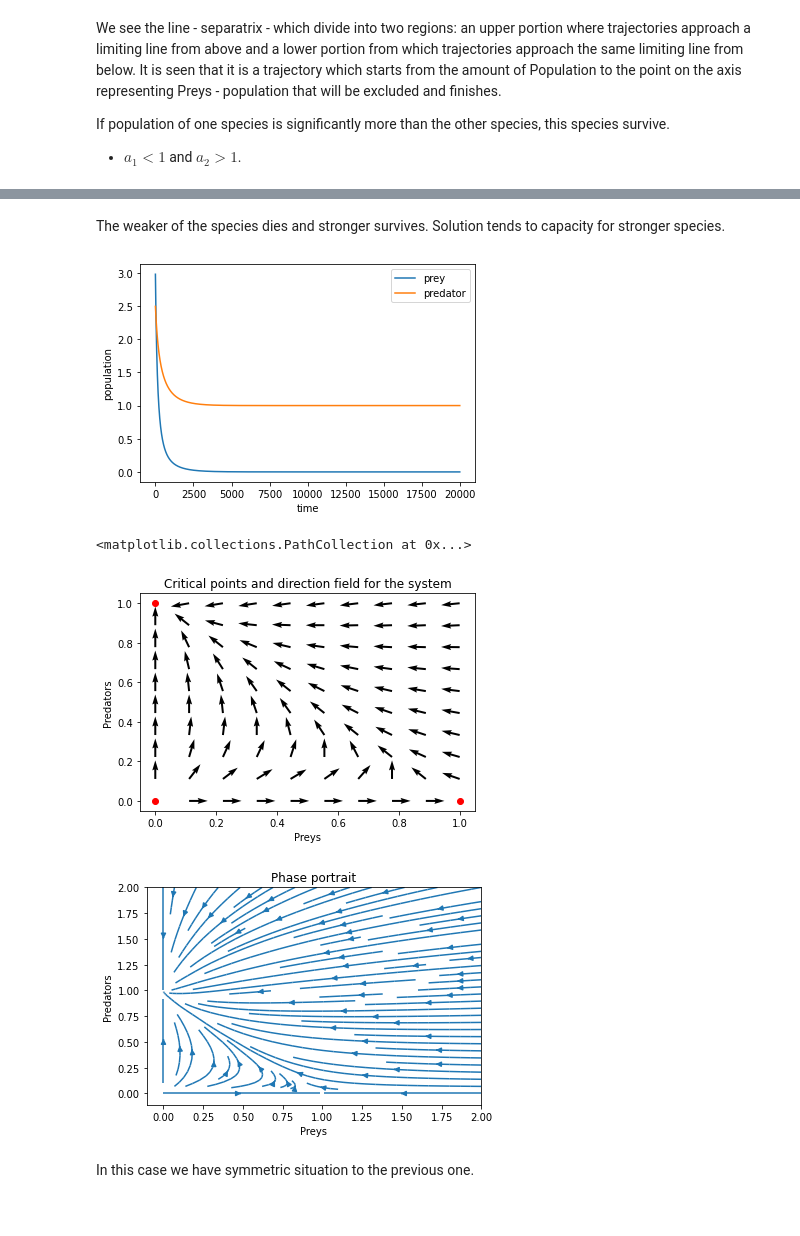
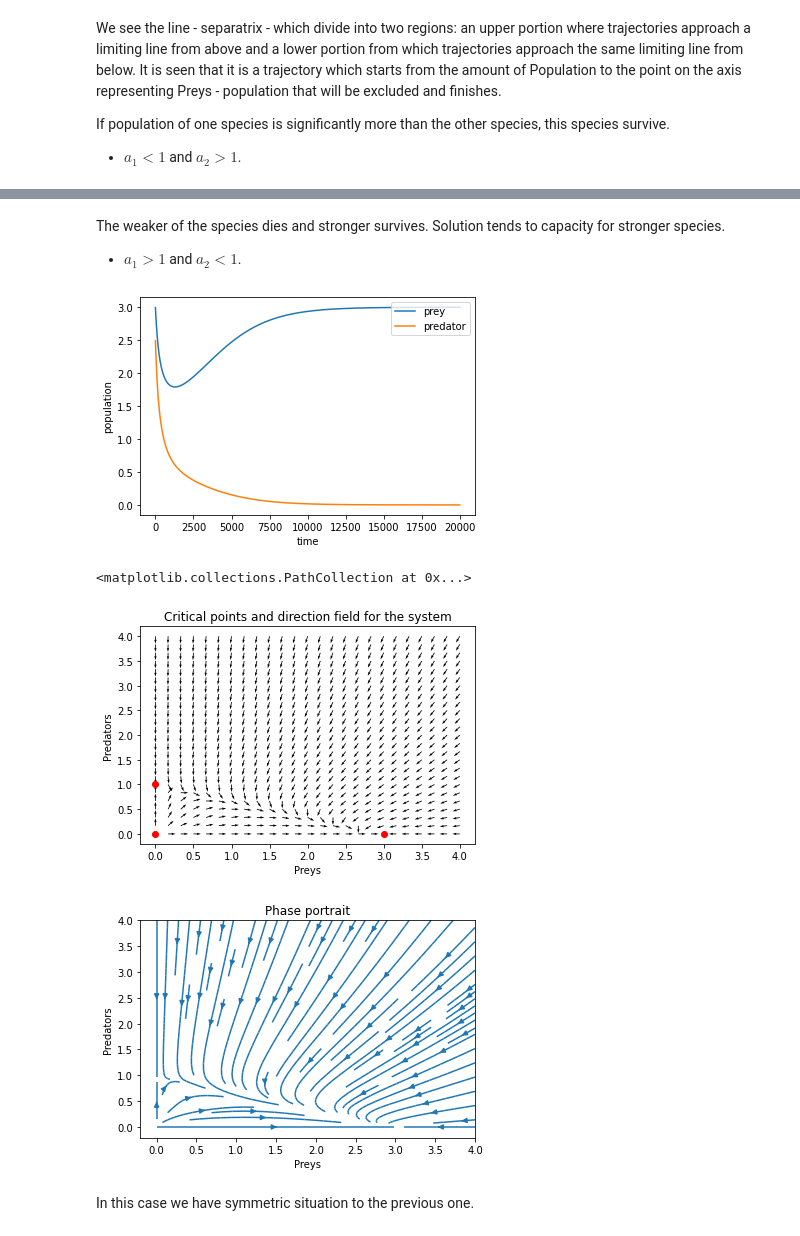
Before and after one commit to Deneverhad/Lotka, a Jupyter notebook: Lotka-Voltera.ipynb, the cells around one changed output, grey strips where cells are left out. Drawn from its saved outputs; the diff is of its cells as text; code cells hidden in the pictures.

```diff
--- a/Lotka-Voltera.ipynb
+++ b/Lotka-Voltera.ipynb
@@ -416,9 +416,11 @@ phase_plot(competitions, 2, 10)
 # %% [markdown]
 The weaker of the species dies and stronger survives. Solution tends to capacity for stronger species.
+
+- $ a_1 > 1 $ and $ a_2 < 1 $.
 # %%
 r= 1.0; s = 1.0
-k1 = 1.0; k2 = 1.0
-a1 = 2.0; a2 = 0.2
+k1 = 3.0; k2 = 1.0
+a1 = 2.0; a2 = 0.5
 
 Y1 = [3.0, 2.5]
 
@@ -442,19 +444,19 @@ plt.ylabel("population")
 plt.legend(loc='upper right')
 plt.show()
 # %% [output]
-[figure, old version]
+[figure, new version]
 # %%
-direction_field(competitions, 1, 10)
+direction_field(competitions, 4, 25)
 prey = [0, 0, k1]
 pred = [0, k2, 0]
 plt.scatter(prey, pred, c='red')
 # %% [output]
 <matplotlib.collections.PathCollection at 0x...>
-[figure, old version]
+[figure, new version]
 # %%
-phase_plot(competitions, 2, 10)
+phase_plot(competitions, 4, 10)
 # %% [output]
-[figure, old version]
+[figure, new version]
 # %% [markdown]
 In this case we have symmetric situation to the previous one.
 # %% [markdown]
```
Also changed, not shown: parts of 7 cells of this notebook.
